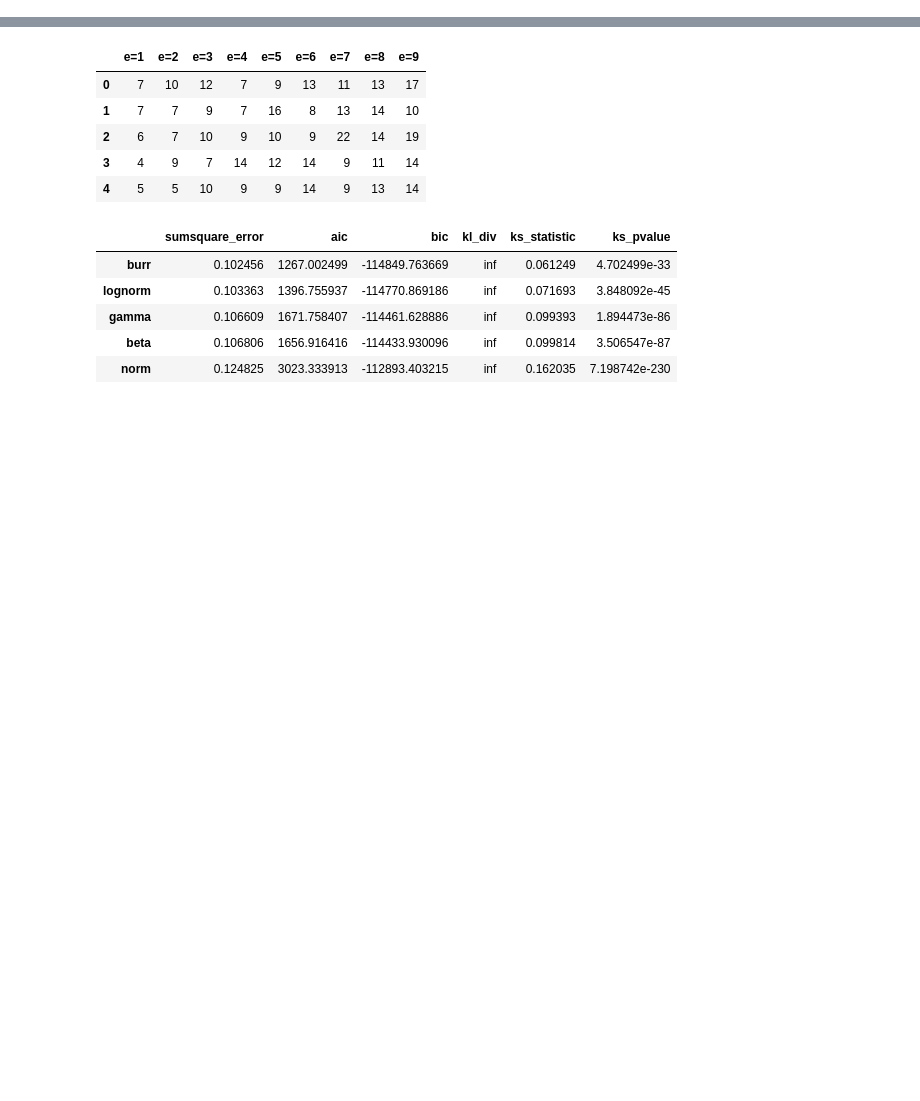
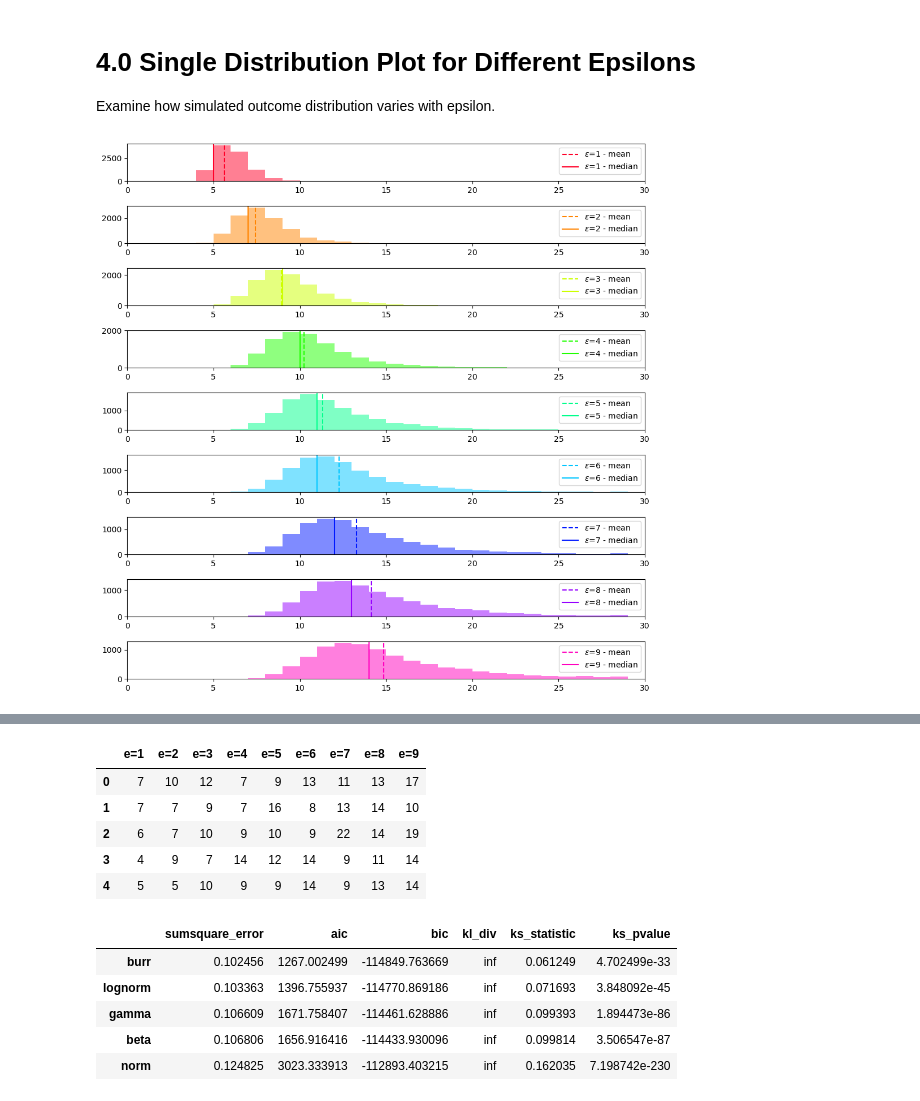
Before and after one commit to rachael-walker/darts-thesis, a Jupyter notebook: analysis/2_analysis_singleplayer_turn/2_5_eda_turn_distributions.ipynb, the cells around one changed output, grey strips where cells are left out. Drawn from its saved outputs; the diff is of its cells as text; code cells hidden in the pictures; blank space fills up the shorter version.

```diff
--- a/analysis/2_analysis_singleplayer_turn/2_5_eda_turn_distributions.ipynb
+++ b/analysis/2_analysis_singleplayer_turn/2_5_eda_turn_distributions.ipynb
@@ -949,0 +68,8 @@ Ran in 2.520s.
+# %%
+# Initialize Simulators for different e (takes about 5 minutes to run for 9 epsilon values)
+
+sim_list = []
+
+for epsilon in epsilon_list:
+
+    sim_list.append(Simulator(player_num=player_id,epsilon=epsilon))
@@ -949,0 +165,53 @@ Ran in 2.520s.
+# %%
+### LOAD RESULTS
+
+sim_paths = ft.load_pickle('result/singlegame_simulation_results/simulation_path_turn_results.pkl')
+# %% [markdown]
+# 4.0 Single Distribution Plot for Different Epsilons
+
+Examine how simulated outcome distribution varies with epsilon.
+# %%
+############### PARAMETERS ###############
+
+# Axis limits
+xmin=0
+xmax=30
+
+##########################################
+
+
+fig, ax = plt.subplots(9, figsize=(10,10))
+
+vmax=max(epsilon_list)
+vmin=min(epsilon_list)
+
+handicap_list = ['spot_point_heuristic','spot_point_optimal','dynamic_credits']
+
+row = 0
+
+for e1 in epsilon_list:
+
+    # Extract data and colors
+    data1 = [len(x) for x in sim_paths[e1]['baseline']]
+    #data1 = [len(x) for x in dist_paths[e1][0]]
+    color1 = color_map_color(e1, cmap_name='gist_rainbow', vmin=vmin, vmax=vmax)
+
+    # Plot baseline
+    ax[row].hist(np.array(data1),color=color1,alpha=0.5,bins=list(range(1,30)))
+    ax[row].axvline(statistics.mean(data1),color=color1,linestyle='dashed')
+    ax[row].axvline(statistics.median(data1),color=color1)
+
+    ax[row].set_xlim((xmin,xmax))
+
+    ax[row].legend([f'$\epsilon$={e1} - mean',f'$\epsilon$={e1} - median'])
+
+    row = row + 1
+
+# fig.suptitle(f"Distributions for stronger player with $\epsilon$= {e1}")
+# ax[0,0].title.set_text('No Handicap')
+# ax[0,1].title.set_text('Hueristic Spot Point')
+# ax[0,2].title.set_text('Optimized Spot Point')
+# ax[0,3].title.set_text('Dynamic Credits')
+fig.tight_layout()
+# %% [output]
+[figure, added]
```
Also changed, not shown: parts of 50 cells of this notebook, 27 other files.
